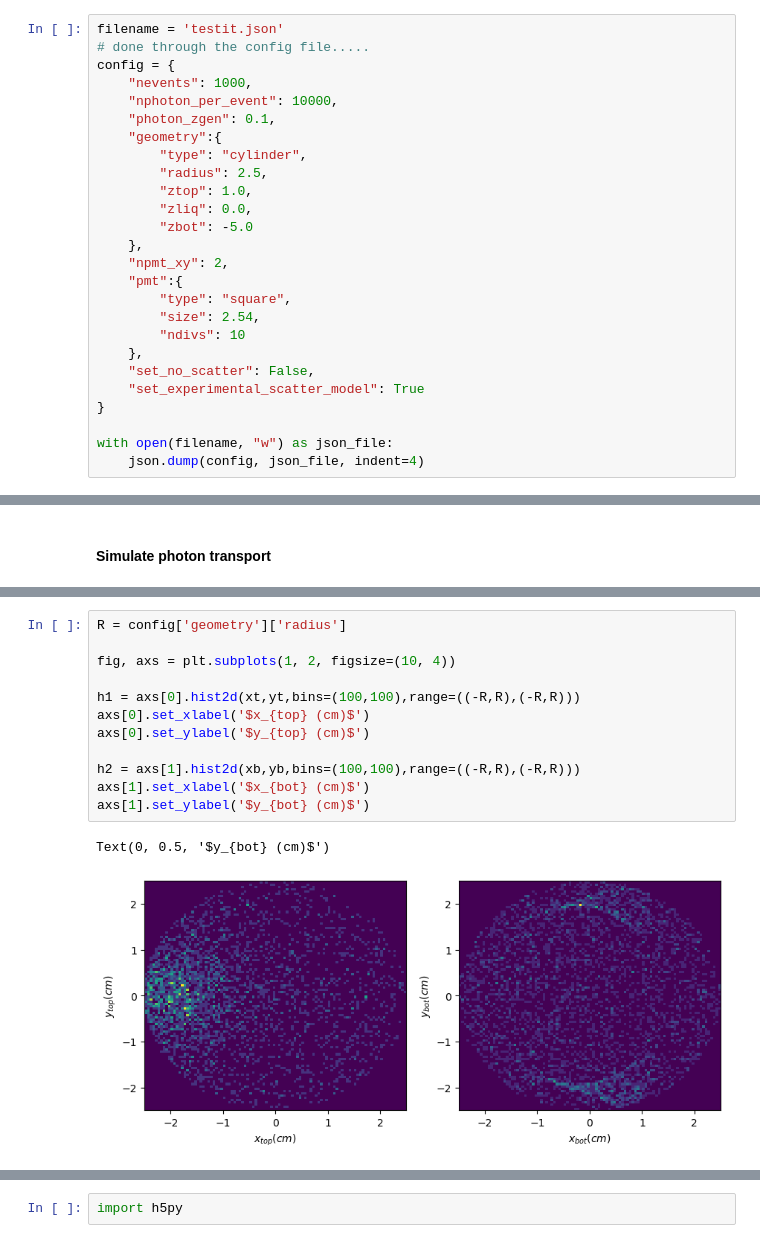
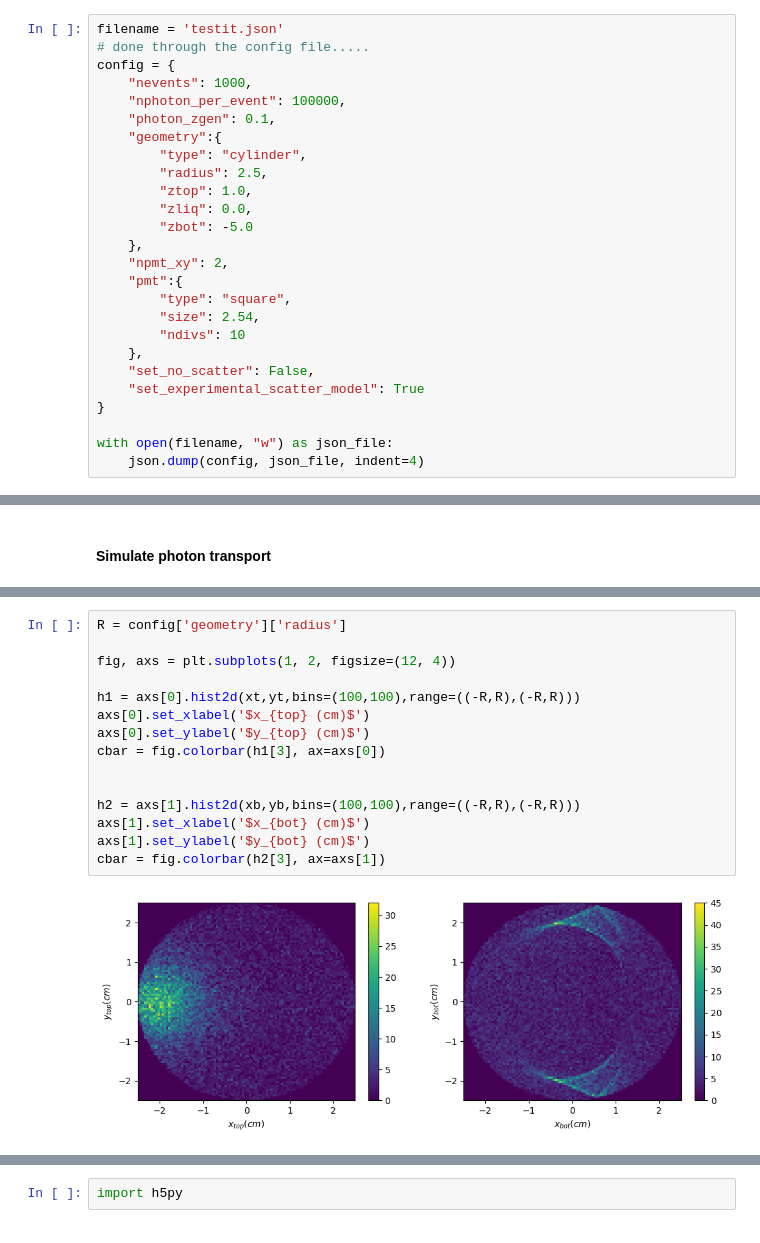
Before and after one commit to acolijn/OptoSim, a Jupyter notebook: notebook/PropagationVerification.ipynb, the cells around one changed output, grey strips where cells are left out. Drawn from its saved outputs; the diff is of its cells as text.

```diff
--- a/notebook/PropagationVerification.ipynb
+++ b/notebook/PropagationVerification.ipynb
@@ -15,7 +15,7 @@ filename = 'testit.json'
 # done through the config file.....
 config = {
     "nevents": 1000,
-    "nphoton_per_event": 10000,
+    "nphoton_per_event": 100000,
     "photon_zgen": 0.1,
     "geometry":{
         "type": "cylinder",
@@ -92,18 +101,20 @@ Wall time: 17.7 s
 # %%
 R = config['geometry']['radius']
 
-fig, axs = plt.subplots(1, 2, figsize=(10, 4))
+fig, axs = plt.subplots(1, 2, figsize=(12, 4))
 
 h1 = axs[0].hist2d(xt,yt,bins=(100,100),range=((-R,R),(-R,R)))
 axs[0].set_xlabel('$x_{top} (cm)$')
 axs[0].set_ylabel('$y_{top} (cm)$')
+cbar = fig.colorbar(h1[3], ax=axs[0])
+
 
 h2 = axs[1].hist2d(xb,yb,bins=(100,100),range=((-R,R),(-R,R)))
 axs[1].set_xlabel('$x_{bot} (cm)$')
 axs[1].set_ylabel('$y_{bot} (cm)$')
+cbar = fig.colorbar(h2[3], ax=axs[1])
 # %% [output]
-Text(0, 0.5, '$y_{bot} (cm)$')
-[figure, old version]
+[figure, new version]
 # %%
 plt.hist(xt,bins=50,range=(-R,R), histtype='step')
 plt.hist(yt,bins=50,range=(-R,R), histtype='step')
```
Also changed, not shown: parts of 3 cells of this notebook, 4 other files.
